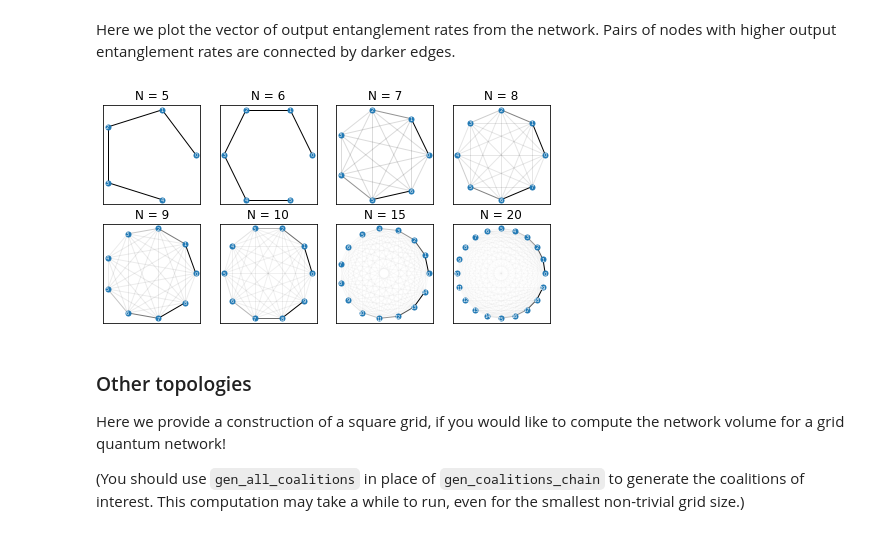
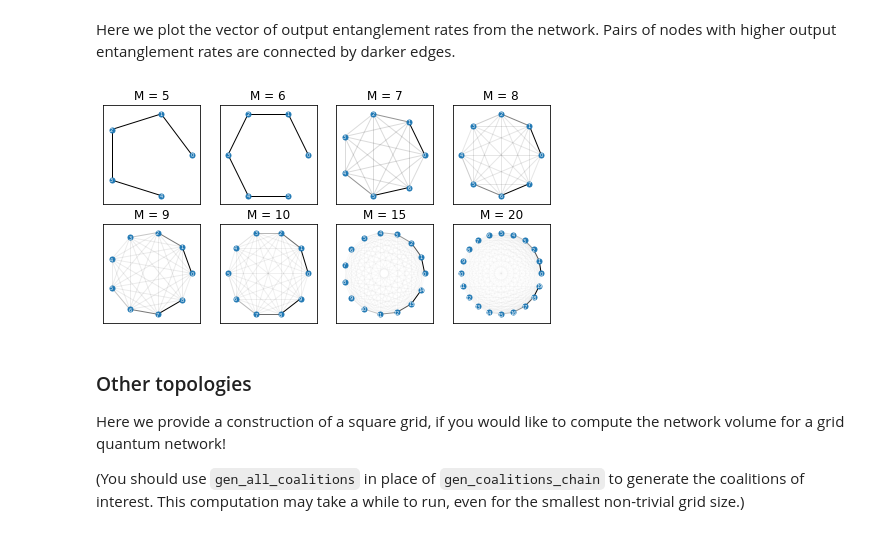
Before and after one commit to leeyuan13/NetworkBenchmarking, a Jupyter notebook: sim7_notebook.ipynb, the cells around one changed output. Drawn from its saved outputs; the diff is of its cells as text; code cells hidden in the pictures.

```diff
--- a/sim7_notebook.ipynb
+++ b/sim7_notebook.ipynb
@@ -253,5 +282,5 @@ We use this code to compute the quantum network utility of repeater chains with
 # %%
-Ns = [2, 3, 4, 5, 6, 7, 8, 9, 10, 15, 20, 25, 30, 35, 40]
+Ms = [2, 3, 4, 5, 6, 7, 8, 9, 10, 15, 20, 25, 30, 35, 40]
 q_node = 0.99
 
 # To check that considering only connected coalitions is sufficient,
@@ -260,7 +289,7 @@ gen_coalitions = gen_coalitions_chain
 # gen_coalitions = gen_all coalitions
 
 results = []
-for chain_length in Ns:
+for chain_length in Ms:
     print('-----\nChain length:', chain_length)
     params = gen_params_chain(chain_length, q_node, vol_scaling)
     try:
@@ -296,12 +325,12 @@ graphs = []
 graph_pos = []
 maxcoals = []
 
-for i in range(len(Ns)):
-    chain_length = Ns[i]
+for i in range(len(Ms)):
+    chain_length = Ms[i]
     try:
         obj_value, y_sol, _, rr_sol, _ = results[i]
         values.append(obj_value)
-        values_scaled.append(obj_value / (chain_length-1))
+        values_scaled.append(obj_value / (chain_length - 1))
 
         edges = [(e[0], e[1], y_sol[e]) for e in y_sol]
         G = nx.Graph()
@@ -381,29 +410,29 @@ Here we plot the vector of output entanglement rates from the network. Pairs of
 # %%
 shift = 3
 plt.figure(figsize = (8, 4))
 for i in range(8):
-    chain_length = Ns[i+shift]
+    chain_length = Ms[i+shift]
     plt.subplot(2, 4, i+1)
     G = graphs[i+shift]
     if G is None:
         continue
     else:
         Gpos = graph_pos[i+shift]
         nx.draw_networkx_nodes(G, Gpos, node_size = 25)
         nx.draw_networkx_labels(G, Gpos, \
                                 labels = {node: str(node) for node in G.nodes}, \
                                 font_color = 'w', font_size = 5)
         edgelist = []
         edgecolors = []
         for edge in G.edges:
             edgelist.append(edge)
             edgecolors.append(G.edges[edge]['y'])
         max_y = max(edgecolors)
         edgecolors = [(0, 0, 0, y/max_y) for y in edgecolors]
         nx.draw_networkx_edges(G, Gpos, edgelist = edgelist, edge_color = edgecolors)
-    plt.title('N = '+str(chain_length))
+    plt.title('M = '+str(chain_length))
 # %% [output]
-[figure, old version]
+[figure, new version]
 # %% [markdown]
 ### Other topologies
 
```
Also changed, not shown: parts of 13 cells of this notebook.
